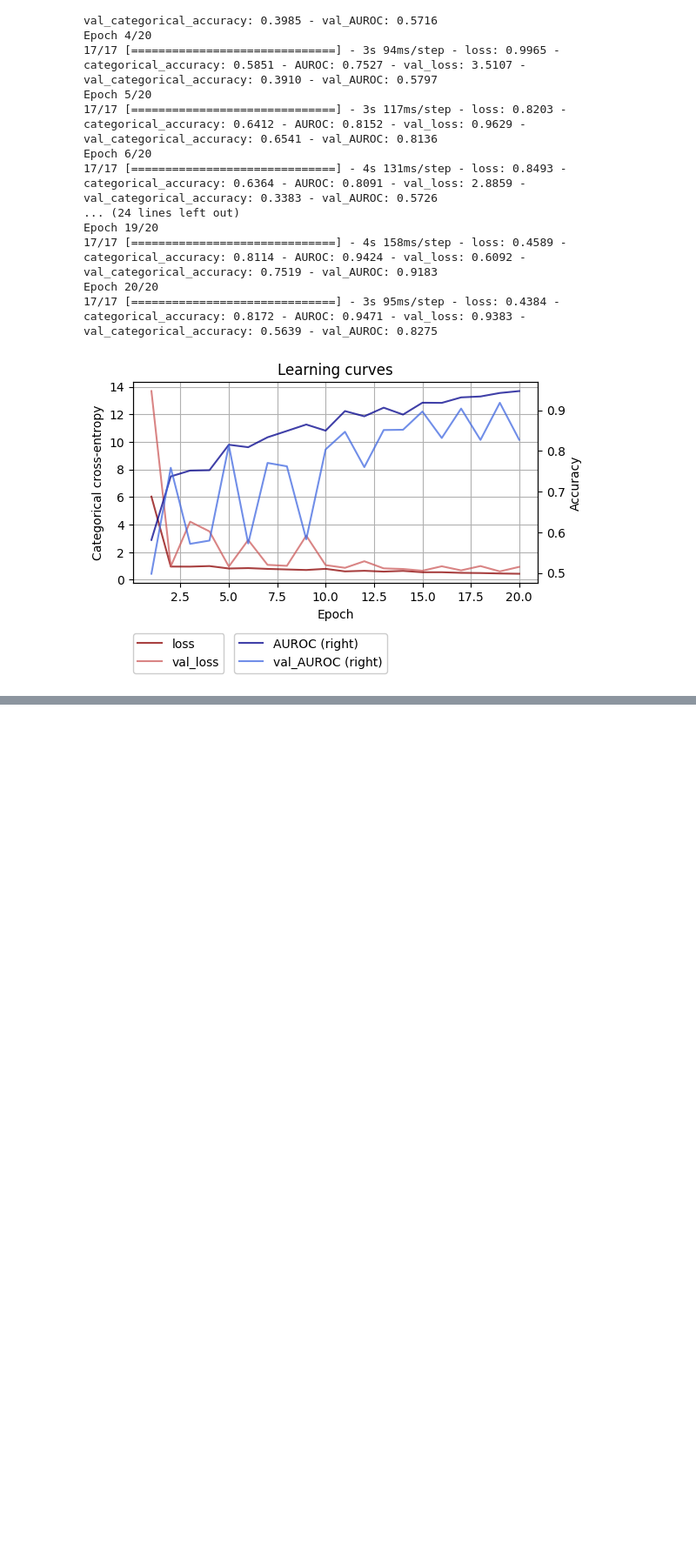
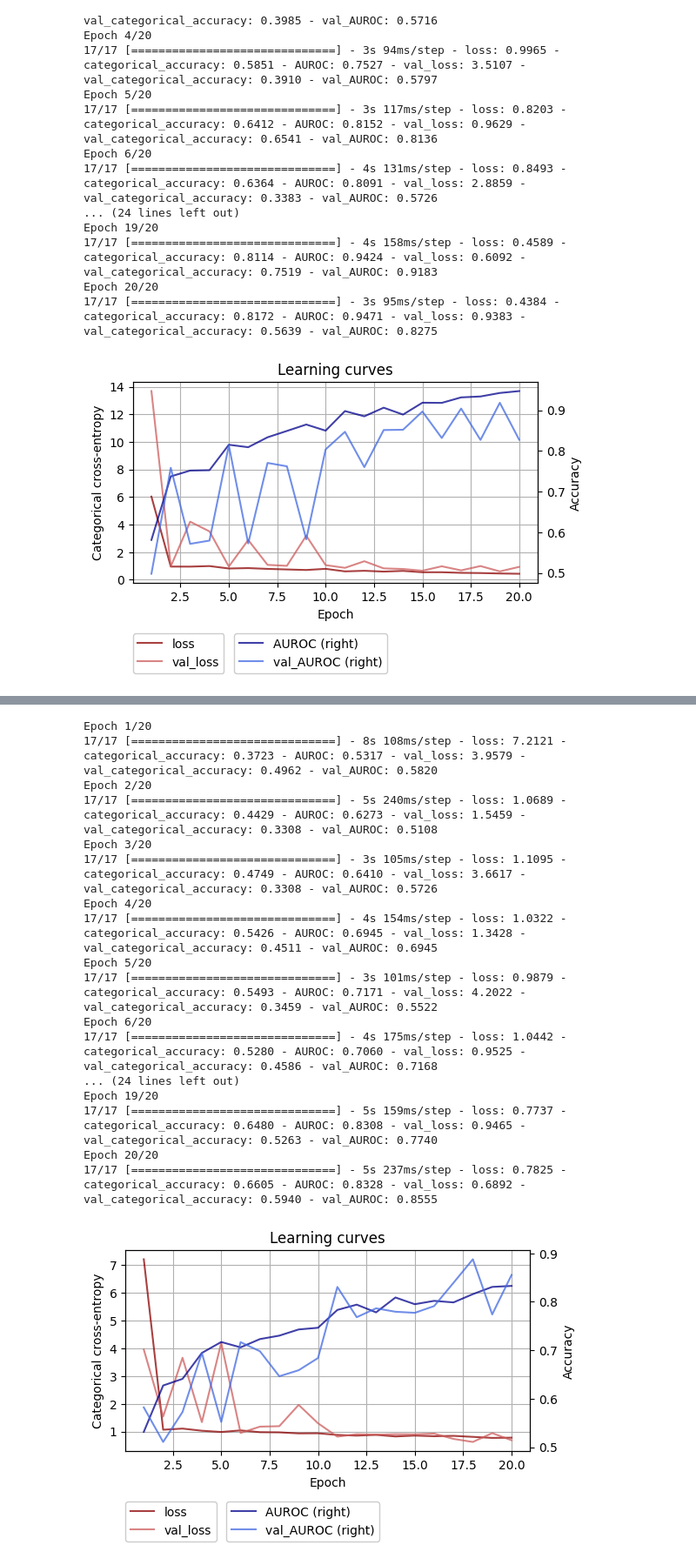
Before and after one commit to iryna-savchuk/DL_project, a Jupyter notebook: 3_1_model_handcrafted.ipynb, the cells around one changed output, grey strips where cells are left out. Shown at 87% size. Drawn from its saved outputs; the diff is of its cells as text; code cells hidden in the pictures; blank space fills up the shorter version.

```diff
--- a/3_1_model_handcrafted.ipynb
+++ b/3_1_model_handcrafted.ipynb
@@ -1326,0 +1333,79 @@ Epoch 20/20
+# %%
+# Defines input shape from image size
+input_shape = (*image_size, 3)
+dropout_rate = 0.2
+# Architecture V3.1
+cnn3_3 = Sequential([# The input layer
+                   layers.Input(input_shape),
+                   # Data augmentation
+                   augmentation,
+                   # Feature extraction
+                   layers.BatchNormalization(),
+                   ## P1
+                   layers.Conv2D(filters=96, kernel_size=(11, 11), strides=(4, 4),
+                                 kernel_initializer=initializers.GlorotNormal(seed=seed)),
+                   layers.BatchNormalization(),
+                   layers.Activation("relu"),
+                   layers.MaxPooling2D(pool_size=(3, 3), strides=(2, 2)),
+                   ## P2
+                   layers.Conv2D(filters=256, kernel_size=(5, 5), padding="same",
+                                 kernel_initializer=initializers.GlorotNormal(seed=seed)),
+                   layers.Activation("relu"),
+                   layers.MaxPooling2D(pool_size=(3, 3), strides=(2, 2)),
+                   layers.Conv2D(filters=256, kernel_size=(3, 3), padding="same",
+                                 kernel_initializer=initializers.GlorotNormal(seed=seed)),
+                   layers.Activation("relu"),
+                   layers.MaxPooling2D(pool_size=(3, 3), strides=(2, 2)),
+                   # From a HxWxC cuboid to a (C) vector per image
+                   layers.GlobalAveragePooling2D(),
+                   # Classification
+                   layers.Dropout(dropout_rate),
+                   layers.Dense(units=3, activation="softmax",
+                                kernel_initializer=initializers.GlorotNormal(seed=seed))],
+                   name="CNN-V3.3")
+
+# Compiles the model for training.
+learning_rate = 0.001  # 0.001 <=> 1e-3
+cnn3_3.compile(loss="categorical_crossentropy",
+             optimizer=optimizers.RMSprop(learning_rate=learning_rate),
+             metrics=[metrics.CategoricalAccuracy(name='categorical_accuracy'),
+                      metrics.AUC(name='AUROC')])
+
+# Model training
+epochs = 20
+history3_3 = cnn3_3.fit(ds_train, epochs=epochs, validation_data=ds_validation)
+
+# Create DataFrame object
+df_hist = pd.DataFrame.from_dict(history3_3.history)
+df_hist["Epoch"] = np.arange(1, len(df_hist) + 1, 1)
+# Plot learning curves
+secondary_y = ["AUROC", "val_AUROC"] # ["accuracy", "val_accuracy"]
+ax = df_hist.plot(x="Epoch", y=['loss', 'val_loss'] + secondary_y,
+                  secondary_y = secondary_y,
+                  kind="line", figsize=(6, 3), grid=True, legend=True,
+                  ylabel="Categorical cross-entropy",
+                  xlabel="Epoch", title="Learning curves",
+                  color=['darkred', 'indianred', "darkblue", "royalblue"], alpha=0.75, fontsize=10)
+ax.right_ax.set_ylabel("Accuracy")
+ax.right_ax.legend(loc=(0.25, -0.45), framealpha=1.0)
+ax.legend(loc=(0, -0.45), framealpha=1.0)
+plt.show()
+# %% [output]
+Epoch 1/20
+17/17 [==============================] - 8s 108ms/step - loss: 7.2121 - categorical_accuracy: 0.3723 - AUROC: 0.5317 - val_loss: 3.9579 - val_categorical_accuracy: 0.4962 - val_AUROC: 0.5820
+Epoch 2/20
+17/17 [==============================] - 5s 240ms/step - loss: 1.0689 - categorical_accuracy: 0.4429 - AUROC: 0.6273 - val_loss: 1.5459 - val_categorical_accuracy: 0.3308 - val_AUROC: 0.5108
+Epoch 3/20
+17/17 [==============================] - 3s 105ms/step - loss: 1.1095 - categorical_accuracy: 0.4749 - AUROC: 0.6410 - val_loss: 3.6617 - val_categorical_accuracy: 0.3308 - val_AUROC: 0.5726
+Epoch 4/20
+17/17 [==============================] - 4s 154ms/step - loss: 1.0322 - categorical_accuracy: 0.5426 - AUROC: 0.6945 - val_loss: 1.3428 - val_categorical_accuracy: 0.4511 - val_AUROC: 0.6945
+Epoch 5/20
+17/17 [==============================] - 3s 101ms/step - loss: 0.9879 - categorical_accuracy: 0.5493 - AUROC: 0.7171 - val_loss: 4.2022 - val_categorical_accuracy: 0.3459 - val_AUROC: 0.5522
+Epoch 6/20
+17/17 [==============================] - 4s 175ms/step - loss: 1.0442 - categorical_accuracy: 0.5280 - AUROC: 0.7060 - val_loss: 0.9525 - val_categorical_accuracy: 0.4586 - val_AUROC: 0.7168
+... (24 lines left out)
+Epoch 19/20
+17/17 [==============================] - 5s 159ms/step - loss: 0.7737 - categorical_accuracy: 0.6480 - AUROC: 0.8308 - val_loss: 0.9465 - val_categorical_accuracy: 0.5263 - val_AUROC: 0.7740
+Epoch 20/20
+17/17 [==============================] - 5s 237ms/step - loss: 0.7825 - categorical_accuracy: 0.6605 - AUROC: 0.8328 - val_loss: 0.6892 - val_categorical_accuracy: 0.5940 - val_AUROC: 0.8555
+[figure, added]
```
Also changed, not shown: parts of 10 cells of this notebook.
